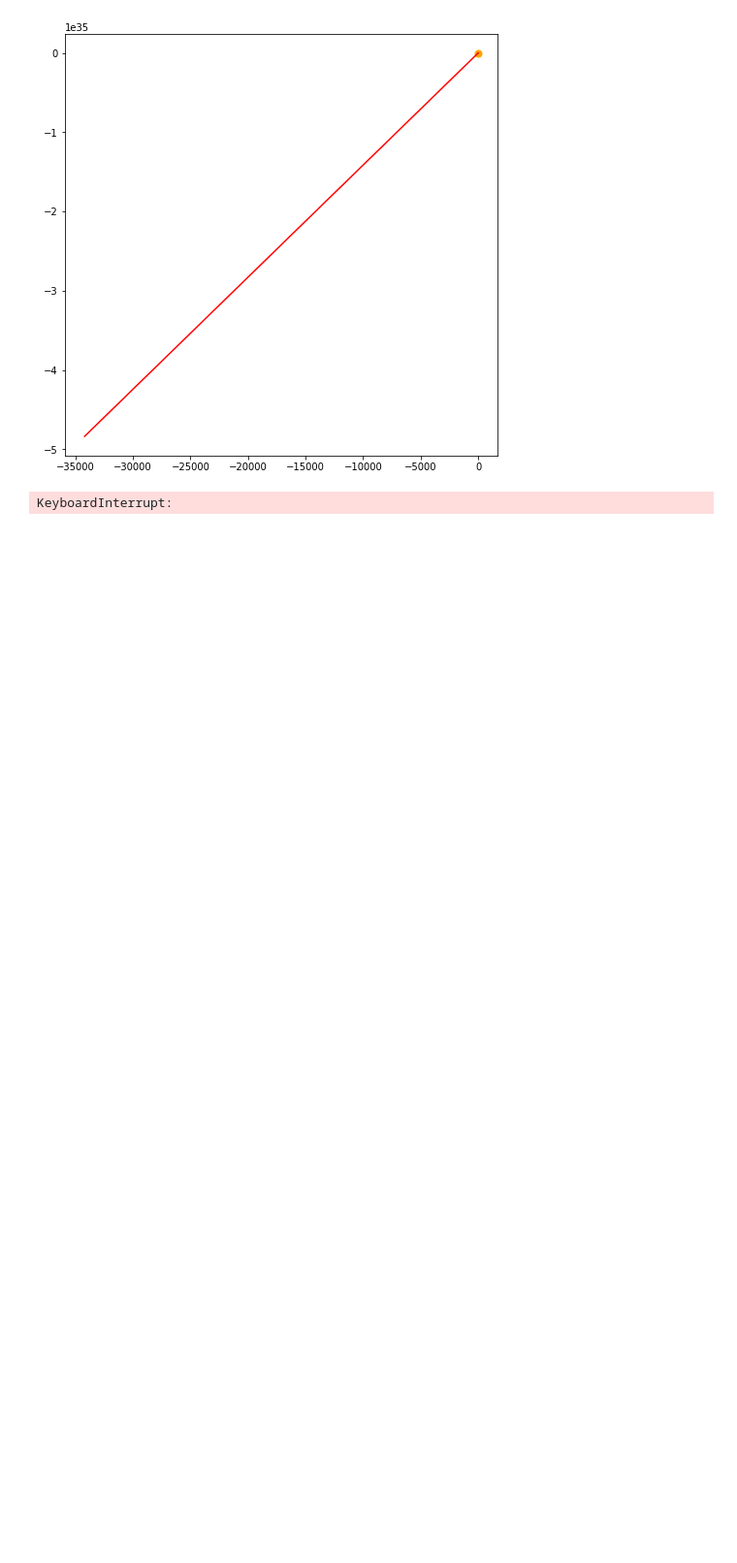
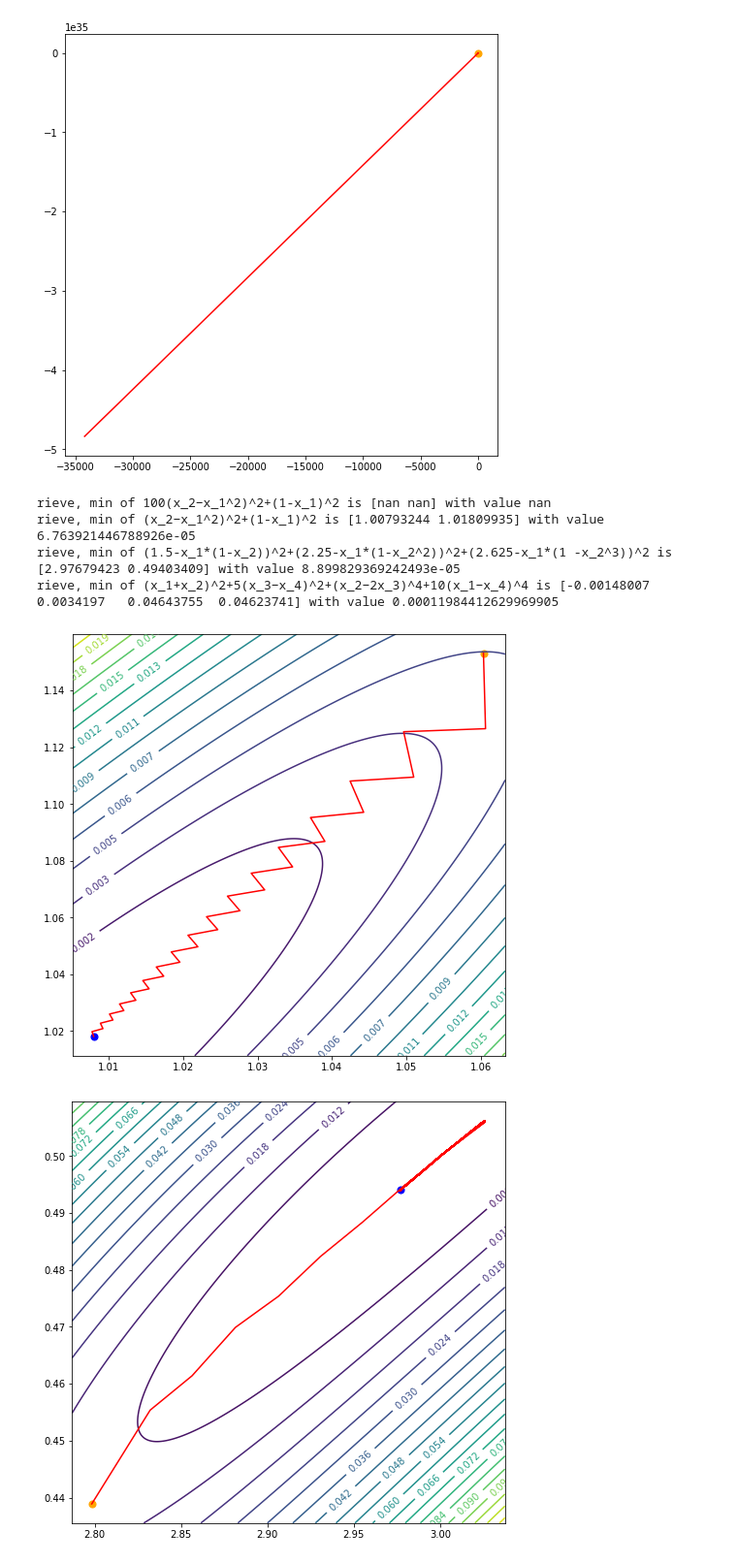
Before and after one commit to Leeelooo/opt_methods, a Jupyter notebook: lab2/lab2.ipynb, the cells around one changed output. Shown at 97% size. Saved outputs shown, nothing was run; the diff lists cells and outputs as text; code cells hidden in the pictures; blank space fills up the shorter version.

```diff
--- a/lab2/lab2.ipynb
+++ b/lab2/lab2.ipynb
@@ -469,24 +473,29 @@ def rieve_descent(X0, f, df, h=0.01, C=2.0, eps=1e-5, max_iter=5e4):
 # %%
 
 rieve_data = {
     '100(x_2−x_1^2)^2+(1-x_1)^2': [2.0, 0.005],
     '(x_2−x_1^2)^2+(1-x_1)^2': [2.0, 0.001],
     '(1.5-x_1*(1-x_2))^2+(2.25-x_1*(1-x_2^2))^2+(2.625-x_1*(1 -x_2^3))^2': [2.0, 0.01],
     '(x_1+x_2)^2+5(x_3−x_4)^2+(x_2−2x_3)^4+10(x_1−x_4)^4': [1.1, 0.001]
 }
 
 
 
 for equation in equations:
     f, df, X0 = equations[equation]
     C, h = rieve_data[equation]
-    coords, values = rieve_descent([np.ones(len(X0)) * 0.5, np.ones(len(X0)) * 2], f, df, h=h, C=C)
+    coords, values = rieve_descent([np.ones(len(X0)) * 0.5, np.ones(len(X0)) * 2], f, df, h=h, C=C, max_iter=1000)
     print(f'rieve, min of {equation} is {coords[-1]} with value {values[-1]}')
 
-    if len(X0) == 2:
+    if len(X0) == 2 and np.isfinite(values[-1]):
         risovalka(coords, lambda X: f([X[0], X[1], 0, 0]))
 # %% [output]
-KeyboardInterrupt:
+rieve, min of 100(x_2−x_1^2)^2+(1-x_1)^2 is [nan nan] with value nan
+rieve, min of (x_2−x_1^2)^2+(1-x_1)^2 is [1.00793244 1.01809935] with value 6.763921446788926e-05
+rieve, min of (1.5-x_1*(1-x_2))^2+(2.25-x_1*(1-x_2^2))^2+(2.625-x_1*(1 -x_2^3))^2 is [2.97679423 0.49403409] with value 8.899829369242493e-05
+rieve, min of (x_1+x_2)^2+5(x_3−x_4)^2+(x_2−2x_3)^4+10(x_1−x_4)^4 is [-0.00148007  0.0034197   0.04643755  0.04623741] with value 0.00011984412629969905
+[figure, added]
+[figure, added]
 # %%
 
 precision_values = [
```
Also changed, not shown: parts of 3 cells of this notebook.
